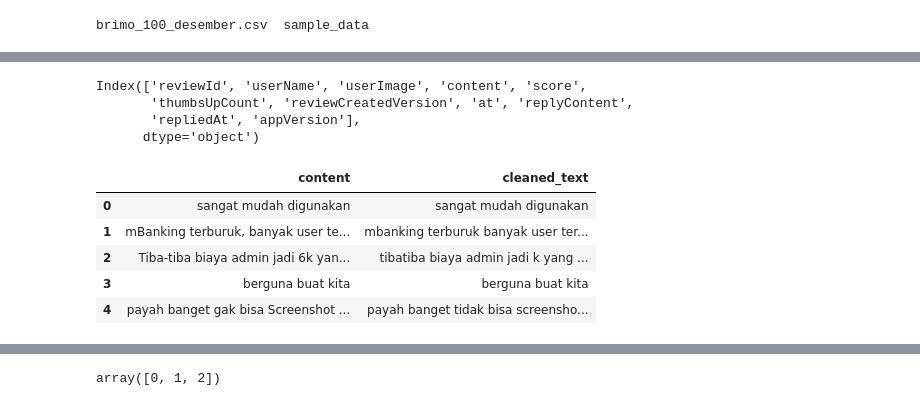
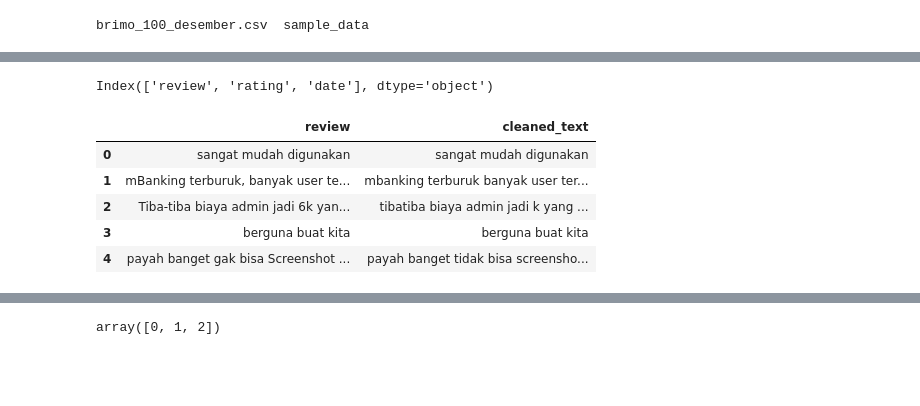
Before and after one commit to mukhairatil/sentiment-analysis-indoroberta, a Jupyter notebook: tes_penelitian.ipynb, the cells around one changed output, grey strips where cells are left out. Cells and saved outputs as stored; diff of their text form; code cells hidden in the pictures; blank space fills up the shorter version.

```diff
--- a/tes_penelitian.ipynb
+++ b/tes_penelitian.ipynb
@@ -74,3 +74,5 @@ df_100.to_csv("brimo_100_desember.csv", index=False)
 !ls
 # %% [output]
 brimo_100_desember.csv  sample_data
+# %%
+df = df_100.copy()
@@ -94,12 +92,9 @@ dtype: int64
 # %%
 df.columns
 # %% [output]
-Index(['reviewId', 'userName', 'userImage', 'content', 'score',
-       'thumbsUpCount', 'reviewCreatedVersion', 'at', 'replyContent',
-       'repliedAt', 'appVersion'],
-      dtype='object')
+Index(['review', 'rating', 'date'], dtype='object')
 # %%
-df = df.drop_duplicates(subset="reviewId")
+df = df.drop_duplicates(subset="review")
 # %%
 import re
 def clean_text(text):
@@ -115,11 +110,11 @@ def clean_text(text):
         text = re.sub(r'\b' + word + r'\b', replacement, text)
     return text.strip()
 # %%
-df['cleaned_text'] = df['content'].apply(clean_text)
+df['cleaned_text'] = df['review'].apply(clean_text)
 # %%
-df[["content", "cleaned_text"]].head()
+df[["review", "cleaned_text"]].head()
 # %% [output]
-|  | content | cleaned_text |
+|  | review | cleaned_text |
 | 0 | sangat mudah digunakan | sangat mudah digunakan |
 | 1 | mBanking terburuk, banyak user te... | mbanking terburuk banyak user ter... |
 | 2 | Tiba-tiba biaya admin jadi 6k yan... | tibatiba biaya admin jadi k yang ... |
```
Also changed, not shown: parts of 12 cells of this notebook.
